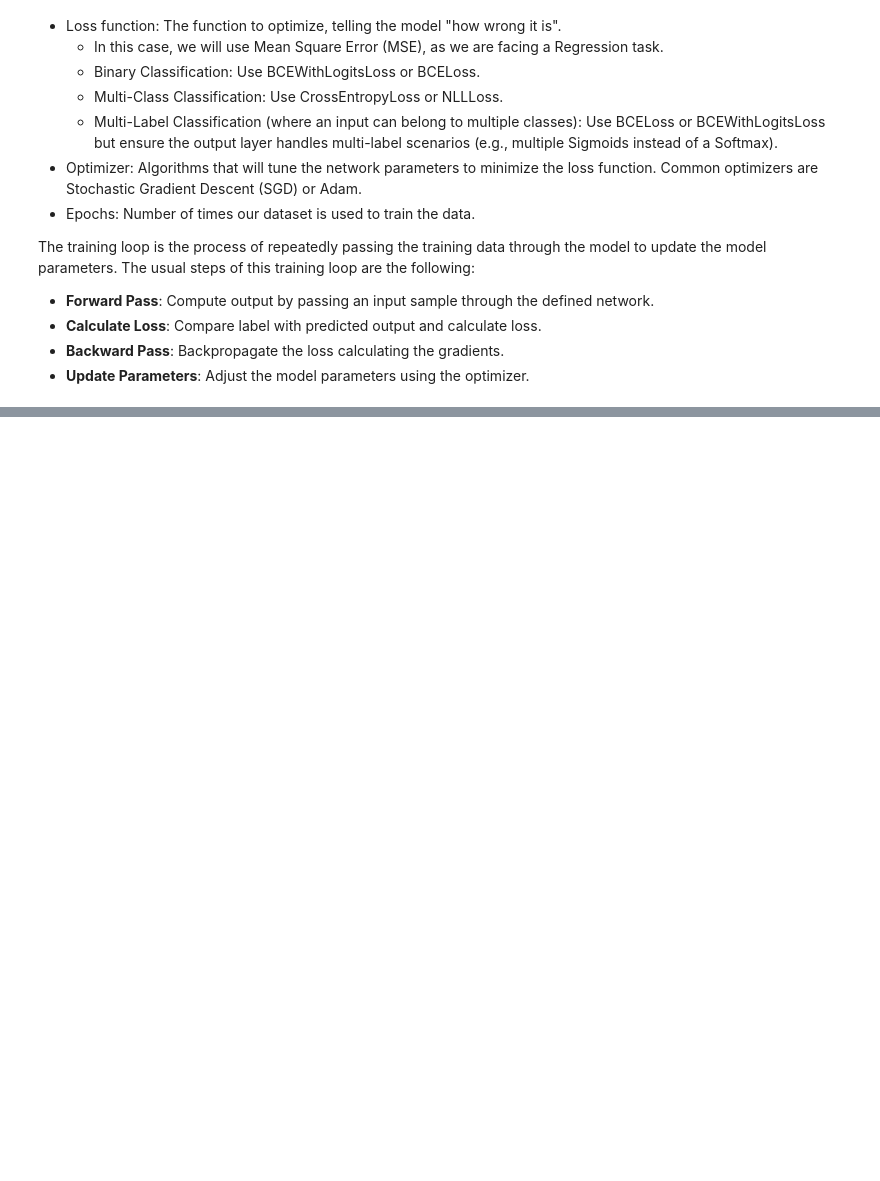
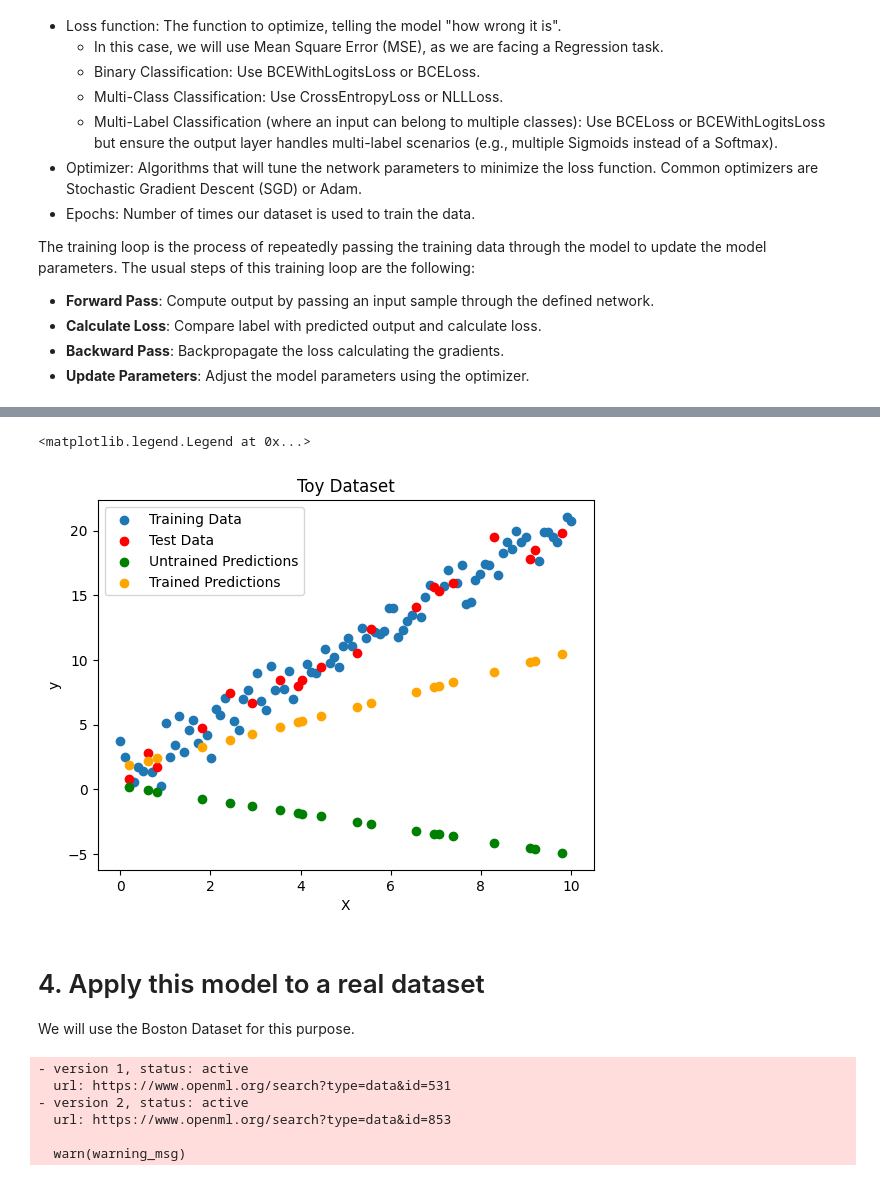
Before and after one commit to mcachosoblechero/teaching_torch, a Jupyter notebook: Notebooks/2. Simple Model.ipynb, the cells around one changed output, grey strips where cells are left out. Saved outputs shown, nothing was run; the diff lists cells and outputs as text; code cells hidden in the pictures; blank space fills up the shorter version.

```diff
--- a/Notebooks/2. Simple Model.ipynb
+++ b/Notebooks/2. Simple Model.ipynb
@@ -98,0 +106,30 @@ The training loop is the process of repeatedly passing the training data through
+# %%
+# Set the model in training mode
+lr_model.train()
+
+# Define logging variables
+loss_values = []
+
+# Define training loop
+for epoch in range(num_epochs):
+    # Reset gradient after each iteration
+    optimizer.zero_grad()
+
+    # Forward pass
+    prediction = lr_model(X_train)
+
+    # Calculate loss
+    loss = criterion(prediction, y_train)
+
+    # Calculate gradients
+    loss.backward()
+
+    # Update parameters
+    optimizer.step()
+
+    # Append loss values
+    loss_values.append(loss.item())
+
+    # Print loss every 5 epochs
+    if epoch % 5 == 0:
+        print(f"Epoch [{epoch+1}/{num_epochs}], Loss: {loss.item():.4f}")
@@ -98,0 +144,49 @@ The training loop is the process of repeatedly passing the training data through
+# %%
+# Predict after training training
+lr_model.eval()
+with torch.no_grad():
+    y_trained = lr_model(X_test)
+
+# Plot training and test dataset
+plt.scatter(x=X_train, y=y_train, label="Training Data")
+plt.scatter(x=X_test, y=y_test, label="Test Data", color="red")
+plt.scatter(x=X_test, y=y_untrained, label="Untrained Predictions", color="green")
+plt.scatter(x=X_test, y=y_trained, label="Trained Predictions", color="orange")
+plt.xlabel("X")
+plt.ylabel("y")
+plt.title("Toy Dataset")
+plt.legend()
+# %% [output]
+<matplotlib.legend.Legend at 0x...>
+[figure, added]
+# %% [markdown]
+# 4. Apply this model to a real dataset
+
+We will use the Boston Dataset for this purpose.
+# %%
+# Download Boston dataset
+boston_dataset = fetch_openml("boston")
+
+# Split in features and labels
+X, y = boston_dataset.data, boston_dataset.target
+X_train, X_test, y_train, y_test = train_test_split(
+    X, y, train_size=0.8, random_state=CONFIG["seed"]
+)
+
+# Standardize numerical features
+scaler = StandardScaler()
+X_train = scaler.fit_transform(X_train)
+X_test = scaler.fit_transform(X_test)
+
+# Convert to Tensors
+X_train = torch.tensor(X_train, dtype=torch.float32)
+X_test = torch.tensor(X_test, dtype=torch.float32)
+y_train = torch.tensor(y_train.values, dtype=torch.float32).view(-1, 1)
+y_test = torch.tensor(y_test.values, dtype=torch.float32).view(-1, 1)
+# %% [output]
+- version 1, status: active
+  url: https://www.openml.org/search?type=data&id=531
+- version 2, status: active
+  url: https://www.openml.org/search?type=data&id=853
+
+  warn(warning_msg)
```
Also changed, not shown: parts of 11 cells of this notebook.
